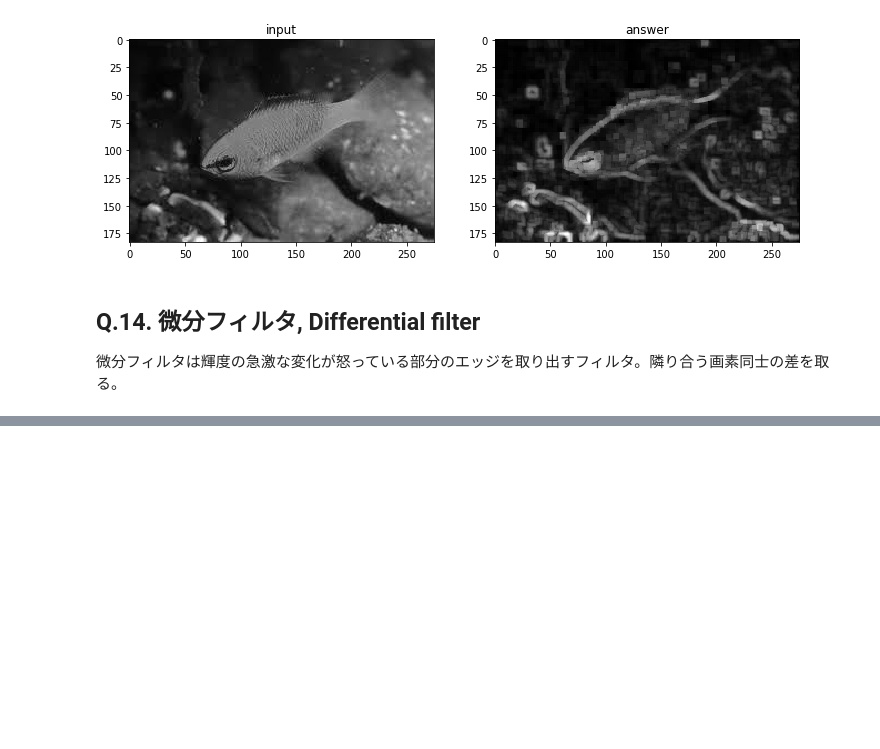
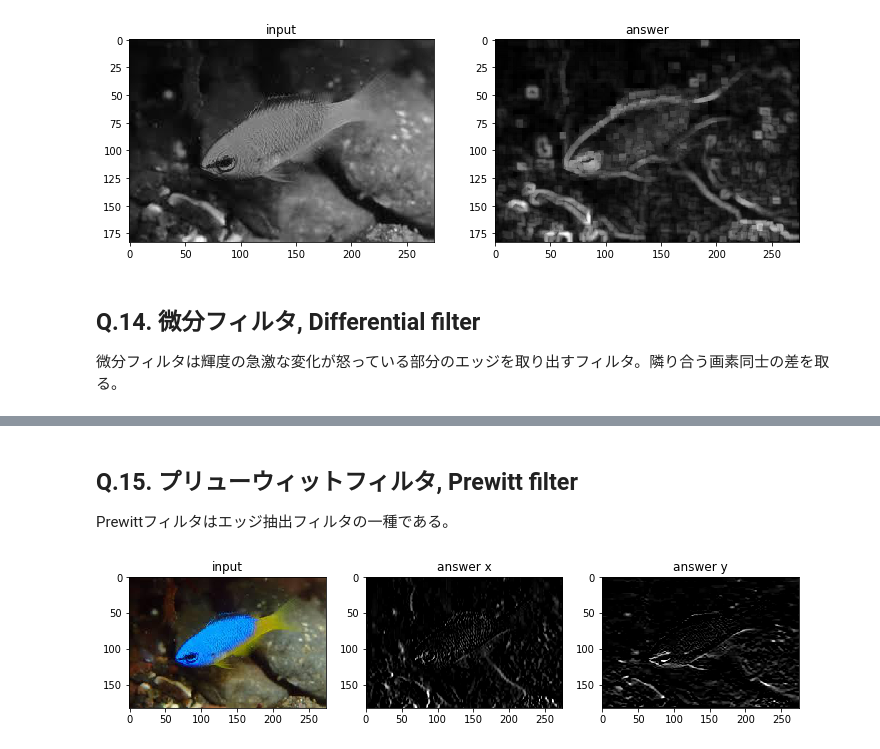
Before and after one commit to dgkmtu/geoDataProduct, a Jupyter notebook: opencv/Question11-20.ipynb, the cells around one changed output, grey strips where cells are left out. Cells and saved outputs as stored; diff of their text form; code cells hidden in the pictures; blank space fills up the shorter version.

```diff
--- a/opencv/Question11-20.ipynb
+++ b/opencv/Question11-20.ipynb
@@ -112,0 +119,24 @@ plt.
+# %% [markdown]
+## Q.15. プリューウィットフィルタ, Prewitt filter
+Prewittフィルタはエッジ抽出フィルタの一種である。
+# %%
+def filter_prewitt(img, k_size=(3, 3), mode='x'):
+    k = np.zeros(k_size)
+    if mode == 'x':
+        k[:, 0] = 1
+        k[:, -1] = -1
+    else:
+        k[0] = 1
+        k[-1] = -1
+    return cv2.filter2D(img, -1, k)
+
+img_prewitt_x = filter_prewitt(img_gray, mode='x')
+img_prewitt_y = filter_prewitt(img_gray, mode='y')
+
+plt.figure(figsize=(12, 4))
+plt.subplot(1, 3, 1); plt.title('input'); plt.imshow(img_orig, cmap='gray')
+plt.subplot(1, 3, 2); plt.title('answer x'); plt.imshow(img_prewitt_x, cmap='gray')
+plt.subplot(1, 3, 3); plt.title('answer y'); plt.imshow(img_prewitt_y, cmap='gray')
+plt.show()
+# %% [output]
+[figure, added]
```
Also changed, not shown: parts of 16 cells of this notebook.
